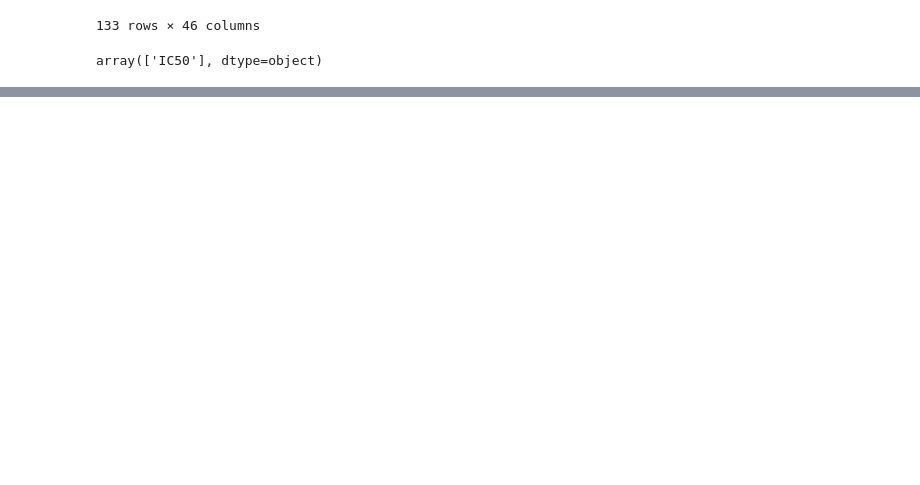
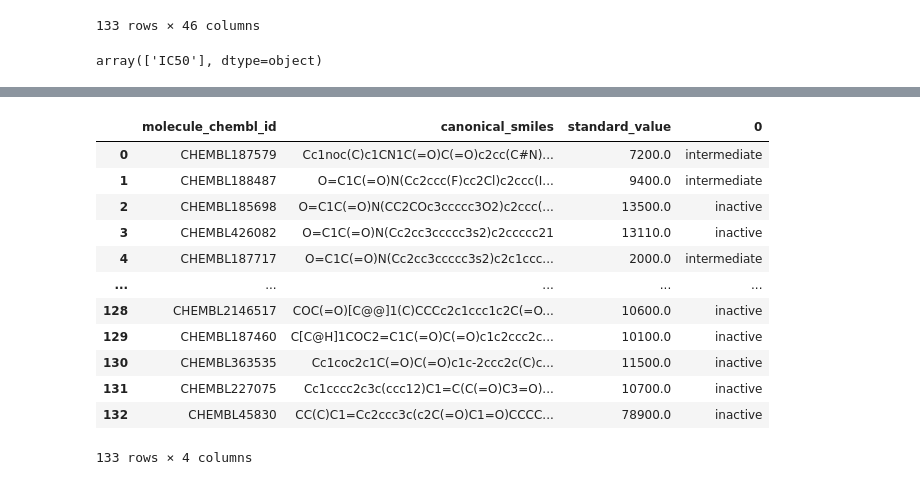
Before and after one commit to enricd/Learning, a Jupyter notebook: Bioinformatics/python_for_bioinformatics_dataprofessor/CDD_ML_Part_1_Acetylcholinesterase_Bioactivity_Data_Concised.ipynb, the cells around one changed output, grey strips where cells are left out. Drawn from its saved outputs; the diff is of its cells as text; code cells hidden in the pictures; blank space fills up the shorter version.

```diff
--- a/Bioinformatics/python_for_bioinformatics_dataprofessor/CDD_ML_Part_1_Acetylcholinesterase_Bioactivity_Data_Concised.ipynb
+++ b/Bioinformatics/python_for_bioinformatics_dataprofessor/CDD_ML_Part_1_Acetylcholinesterase_Bioactivity_Data_Concised.ipynb
@@ -96,4 +96,6 @@ array(['IC50'], dtype=object)
 # %%
 df.to_csv("data/bioactivity_data.csv", index=False)
 # %%
-df = pd.read("data/bioactivity_data.csv")
+df = pd.read_csv("data/bioactivity_data.csv")
+# %%
+df2 = df[df.standard_value.notna()]
@@ -99,0 +104,15 @@ df = pd.read("data/bioactivity_data.csv")
+# %%
+# Labeling compounds as either being active, inactive or intermediate
+
+# The bioactivity data is in the IC50 unit. Compounds having values of less than 1000 nM will be considered
+# to be active while those greater than 10000 nM will be considered to be inactive. As for those values in between
+# 1000 and 10000 nM will be referred to as intermidiate
+
+bioactivity_class = []
+for v in df2.standard_value:
+    if float(v) >= 10000:
+        bioactivity_class.append("inactive")
+    elif float(v) <= 1000:
+        bioactivity_class.append("active")
+    else:
+        bioactivity_class.append("intermediate")
@@ -99,0 +171,5 @@ df = pd.read("data/bioactivity_data.csv")
+# %%
+selection = ["molecule_chembl_id", "canonical_smiles", "standard_value"]
+df3 = df2[selection]
+
+df3
@@ -99,0 +190,17 @@ df = pd.read("data/bioactivity_data.csv")
+# %%
+df4 = pd.concat([df3, pd.Series(bioactivity_class)], axis=1)
+df4
+# %% [output]
+|  | molecule_chembl_id | canonical_smiles | standard_value | 0 |
+| 0 | CHEMBL187579 | Cc1noc(C)c1CN1C(=O)C(=O)c2cc(C#N)... | 7200.0 | intermediate |
+| 1 | CHEMBL188487 | O=C1C(=O)N(Cc2ccc(F)cc2Cl)c2ccc(I... | 9400.0 | intermediate |
+| 2 | CHEMBL185698 | O=C1C(=O)N(CC2COc3ccccc3O2)c2ccc(... | 13500.0 | inactive |
+| 3 | CHEMBL426082 | O=C1C(=O)N(Cc2cc3ccccc3s2)c2ccccc21 | 13110.0 | inactive |
+| 4 | CHEMBL187717 | O=C1C(=O)N(Cc2cc3ccccc3s2)c2c1ccc... | 2000.0 | intermediate |
+| ... | ... | ... | ... | ... |
+| 128 | CHEMBL2146517 | COC(=O)[C@@]1(C)CCCc2c1ccc1c2C(=O... | 10600.0 | inactive |
+| 129 | CHEMBL187460 | C[C@H]1COC2=C1C(=O)C(=O)c1c2ccc2c... | 10100.0 | inactive |
+| 130 | CHEMBL363535 | Cc1coc2c1C(=O)C(=O)c1c-2ccc2c(C)c... | 11500.0 | inactive |
+| 131 | CHEMBL227075 | Cc1cccc2c3c(ccc12)C1=C(C(=O)C3=O)... | 10700.0 | inactive |
+| 132 | CHEMBL45830 | CC(C)C1=Cc2ccc3c(c2C(=O)C1=O)CCCC... | 78900.0 | inactive |
+133 rows × 4 columns
```
Also changed, not shown: parts of 5 cells of this notebook.
